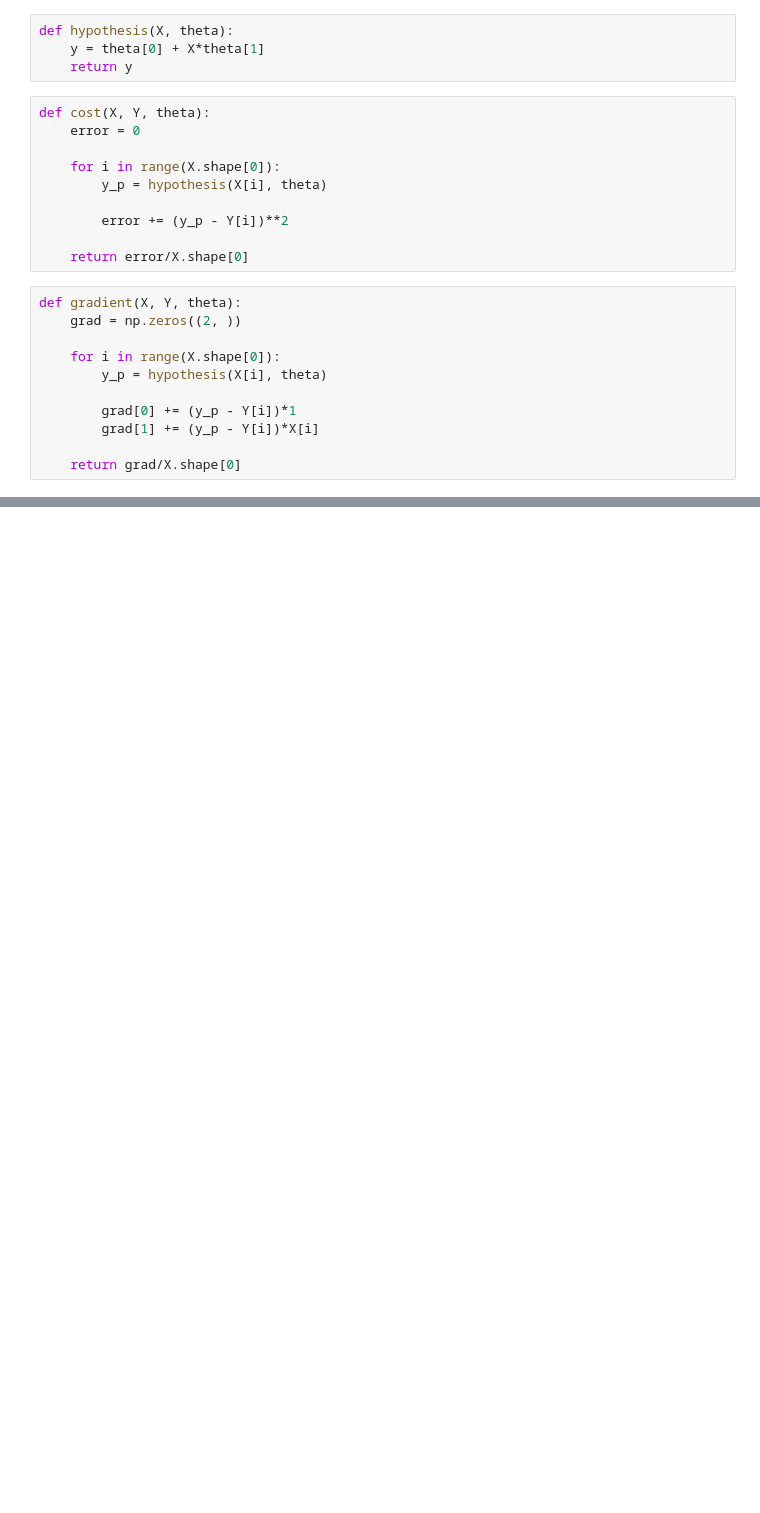
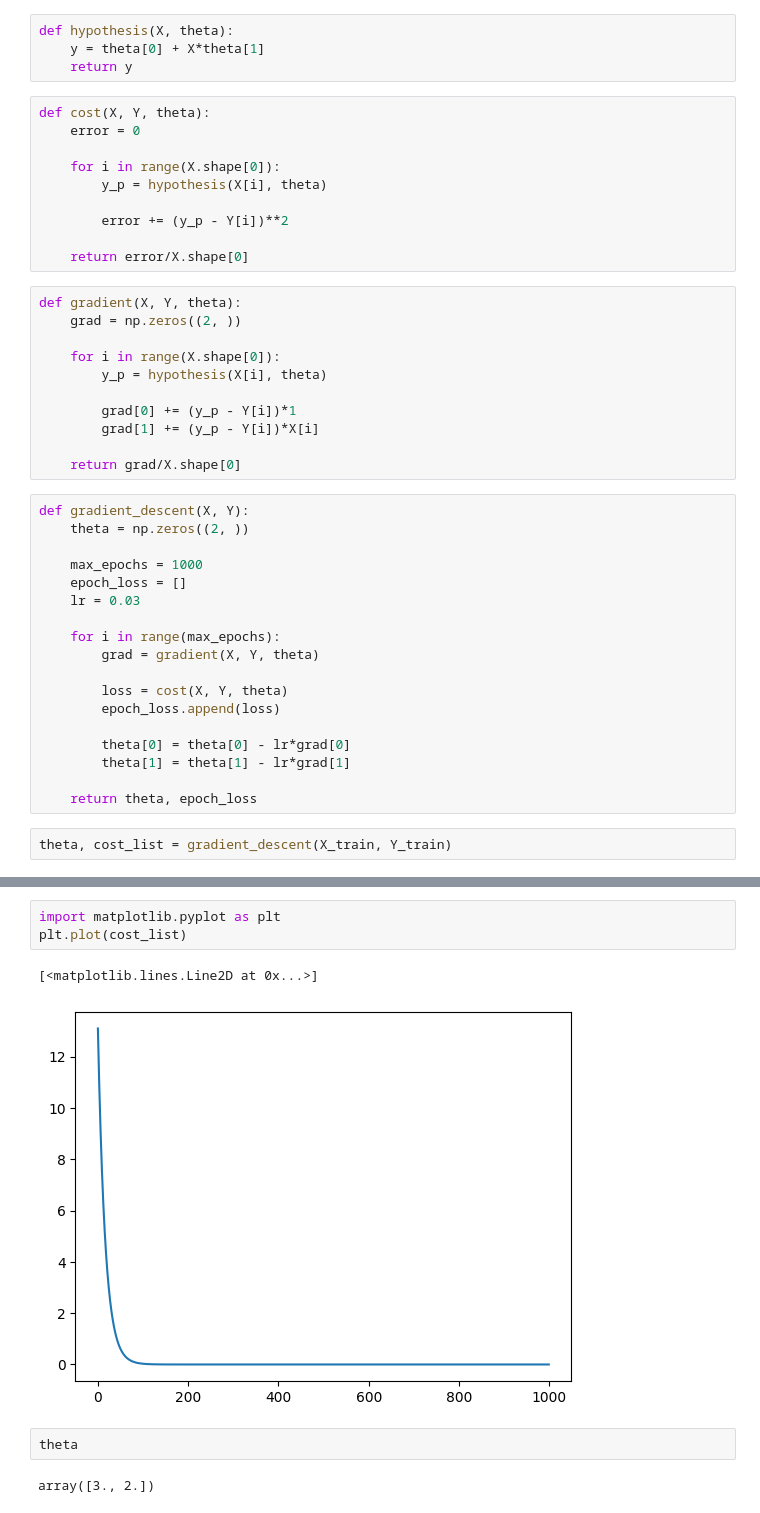
Before and after one commit to Abhijeet399/Data_Science_PP_11_June, a Jupyter notebook: Linear_Regression_random_points.ipynb, the cells around one changed output, grey strips where cells are left out. Saved outputs shown, nothing was run; the diff lists cells and outputs as text; blank space fills up the shorter version.

```diff
--- a/Linear_Regression_random_points.ipynb
+++ b/Linear_Regression_random_points.ipynb
@@ -88,3 +88,23 @@ def gradient(X, Y, theta):
         grad[1] += (y_p - Y[i])*X[i]
 
     return grad/X.shape[0]
+# %%
+def gradient_descent(X, Y):
+    theta = np.zeros((2, ))
+
+    max_epochs = 1000
+    epoch_loss = []
+    lr = 0.03
+
+    for i in range(max_epochs):
+        grad = gradient(X, Y, theta)
+
+        loss = cost(X, Y, theta)
+        epoch_loss.append(loss)
+
+        theta[0] = theta[0] - lr*grad[0]
+        theta[1] = theta[1] - lr*grad[1]
+
+    return theta, epoch_loss
+# %%
+theta, cost_list = gradient_descent(X_train, Y_train)
@@ -90,0 +131,10 @@ def gradient(X, Y, theta):
+# %%
+import matplotlib.pyplot as plt
+plt.plot(cost_list)
+# %% [output]
+[<matplotlib.lines.Line2D at 0x...>]
+[figure, added]
+# %%
+theta
+# %% [output]
+array([3., 2.])
```
Also changed, not shown: parts of 6 cells of this notebook.
